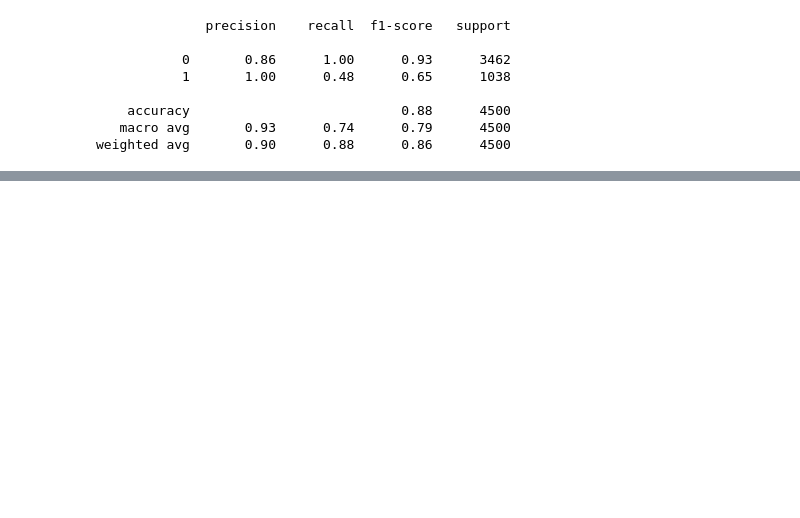
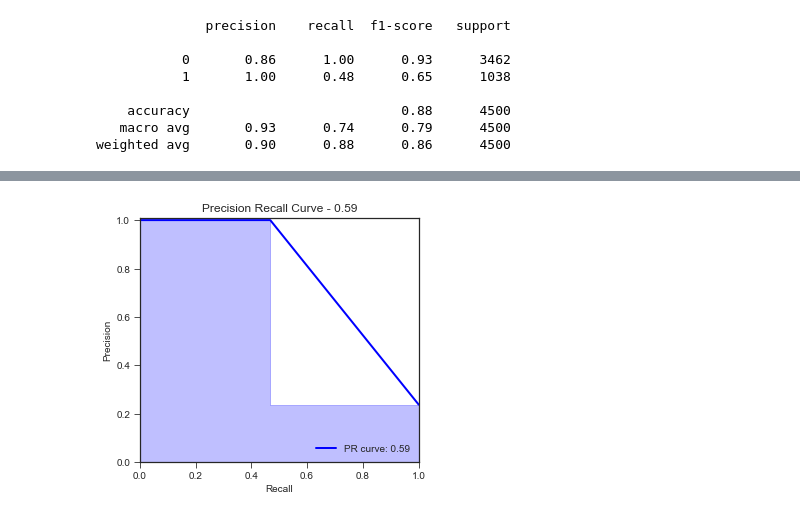
Before and after one commit to WojciechDopieralski/HR_ML_Project, a Jupyter notebook: scripts/logistic_regresion.ipynb, the cells around one changed output, grey strips where cells are left out. Cells and saved outputs as stored; diff of their text form; code cells hidden in the pictures; blank space fills up the shorter version.

```diff
--- a/scripts/logistic_regresion.ipynb
+++ b/scripts/logistic_regresion.ipynb
@@ -44,0 +142,27 @@ weighted avg       0.90      0.88      0.86      4500
+# %%
+precision, recall, thresholds = precision_recall_curve(HR_Full.left, preds_fulldata)
+
+average_precision = average_precision_score(HR_Full.left, preds_fulldata)
+average_precision = round(average_precision, 2)
+# %%
+fig, ax = plt.subplots(figsize=(5,4.5))
+
+# Grubość krzywej
+lw = 2
+
+# Rysujemy krzywą ROC
+ax.plot(recall, precision, color='b', lw=lw, label=f'PR curve: {average_precision}')
+
+# Rysujemy krzywą 45 stopni jako punkt odniesienia
+ax.fill_between(recall, precision, step='post', alpha=0.25, color='b')
+
+# Dodajemy lekkie marginesy do zakresu aby krzywa nie pokrywała się z osiami
+ax.set_xlim([0, 1])
+ax.set_ylim([0.0, 1.01])
+ax.set_xlabel('Recall')
+ax.set_ylabel('Precision')
+ax.set_title(f'Precision Recall Curve - {average_precision}')
+ax.legend(loc="lower right")
+plt.show()
+# %% [output]
+[figure, added]
```
Also changed, not shown: parts of 16 cells of this notebook, 1 other file.
